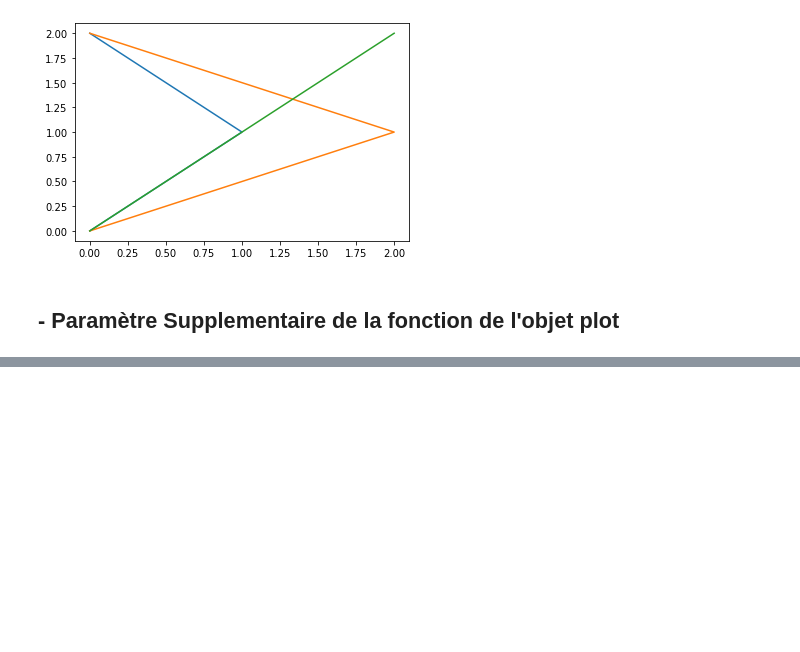
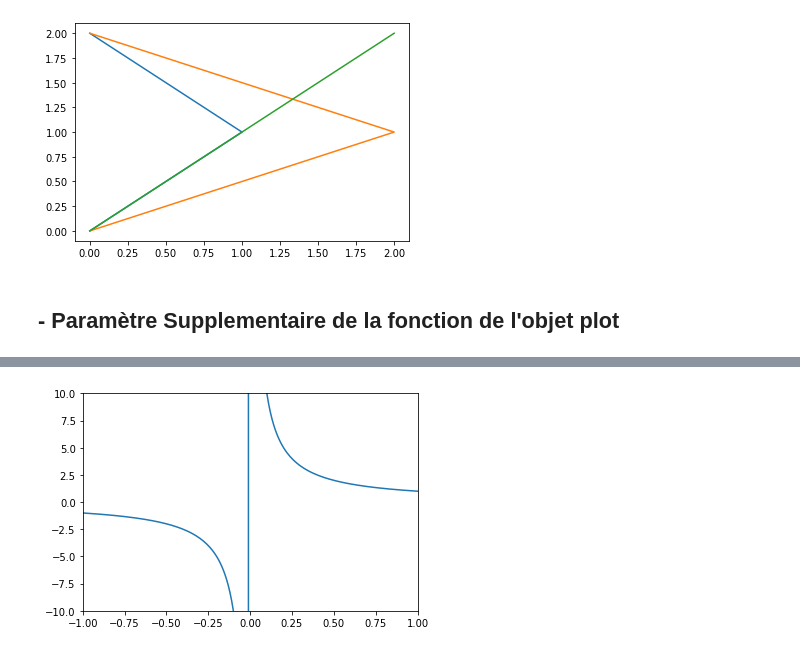
Before and after one commit to kevinDlan/notebook, a Jupyter notebook: Pyplot.ipynb, the cells around one changed output, grey strips where cells are left out. Cells and saved outputs as stored; diff of their text form; code cells hidden in the pictures; blank space fills up the shorter version.

```diff
--- a/Pyplot.ipynb
+++ b/Pyplot.ipynb
@@ -71,0 +113,17 @@ hfg
+# %%
+a = -1
+b = 1
+x = []
+y = []
+pas = (b - a) / 200
+abscisse = a
+for k in range(0, 201):
+    x.append(abscisse)
+    y.append(1 / abscisse)
+    abscisse += pas
+plt.axis([-1, 1, -10, 10])
+plt.plot(x, y)
+plt.show()
+plt.close()
+# %% [output]
+[figure, added]
```
Also changed, not shown: parts of 7 cells of this notebook, 1 other file.
